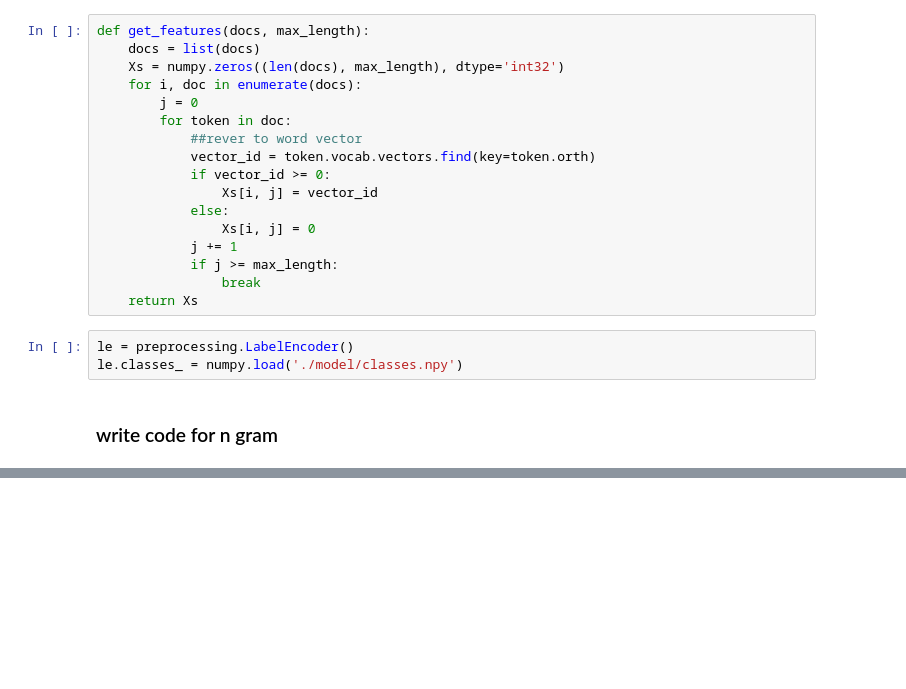
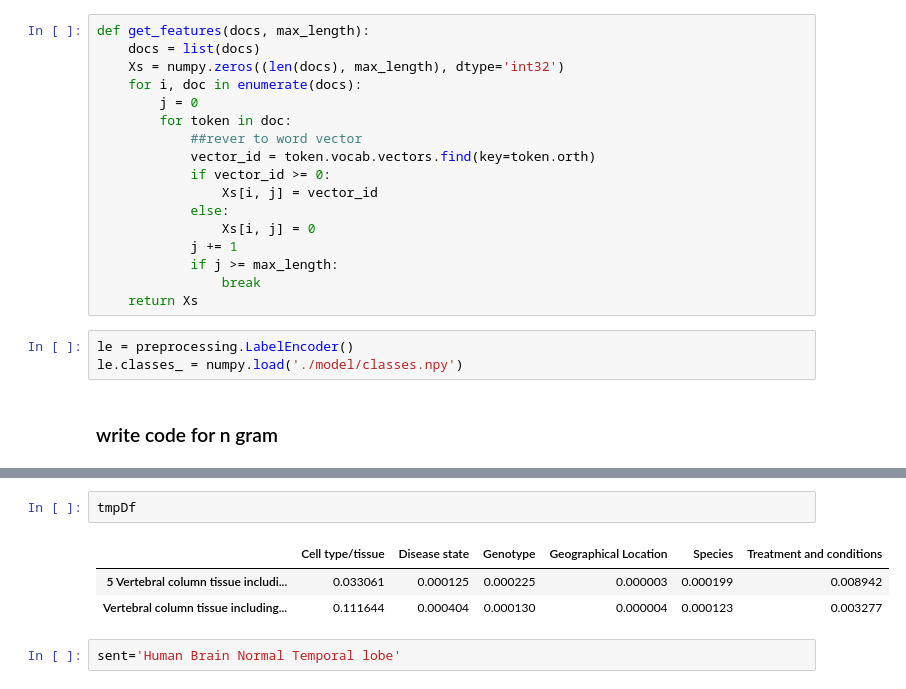
Before and after one commit to brianyiktaktsui/DEEP_NLP, a Jupyter notebook: deep_sra_predict.ipynb, the cells around one changed output, grey strips where cells are left out. Saved outputs shown, nothing was run; the diff lists cells and outputs as text; blank space fills up the shorter version.

```diff
--- a/deep_sra_predict.ipynb
+++ b/deep_sra_predict.ipynb
@@ -72,0 +81,8 @@ Text(0.5,24,'words in sentence')
+# %%
+tmpDf
+# %% [output]
+|  | Cell type/tissue | Disease state | Genotype | Geographical Location | Species | Treatment and conditions |
+| 5 Vertebral column tissue includi... | 0.033061 | 0.000125 | 0.000225 | 0.000003 | 0.000199 | 0.008942 |
+| Vertebral column tissue including... | 0.111644 | 0.000404 | 0.000130 | 0.000004 | 0.000123 | 0.003277 |
+# %%
+sent='Human Brain Normal Temporal lobe'
```
Also changed, not shown: parts of 6 cells of this notebook, 26 other files.
